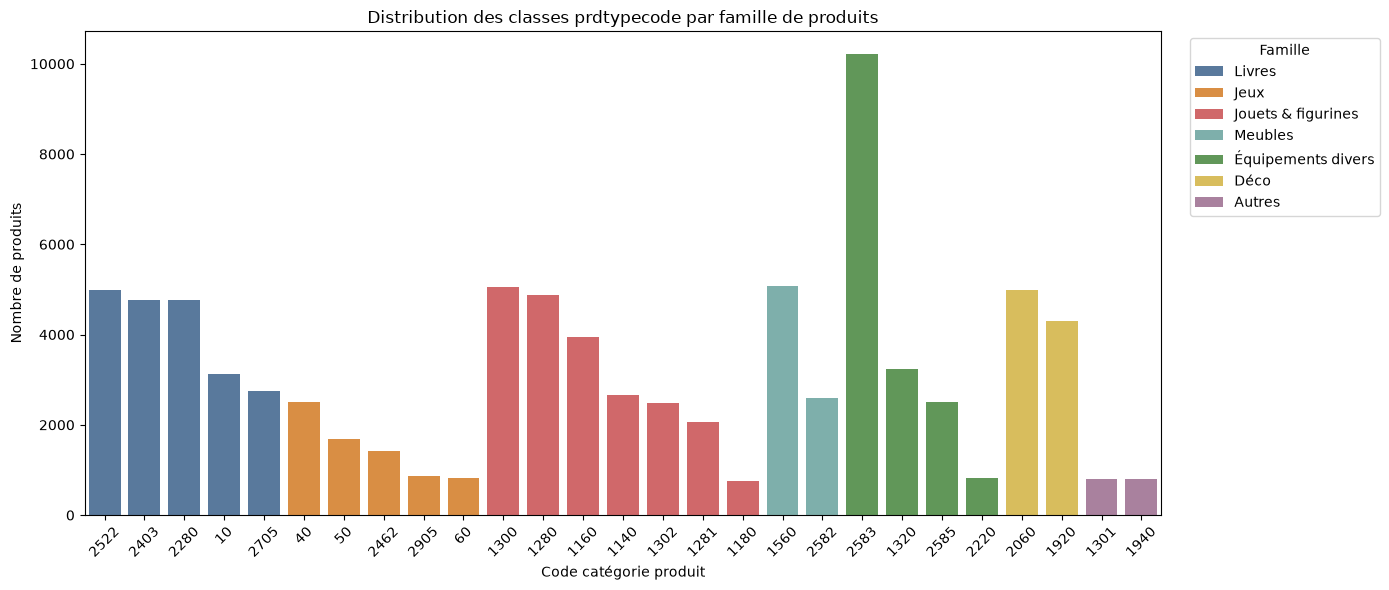
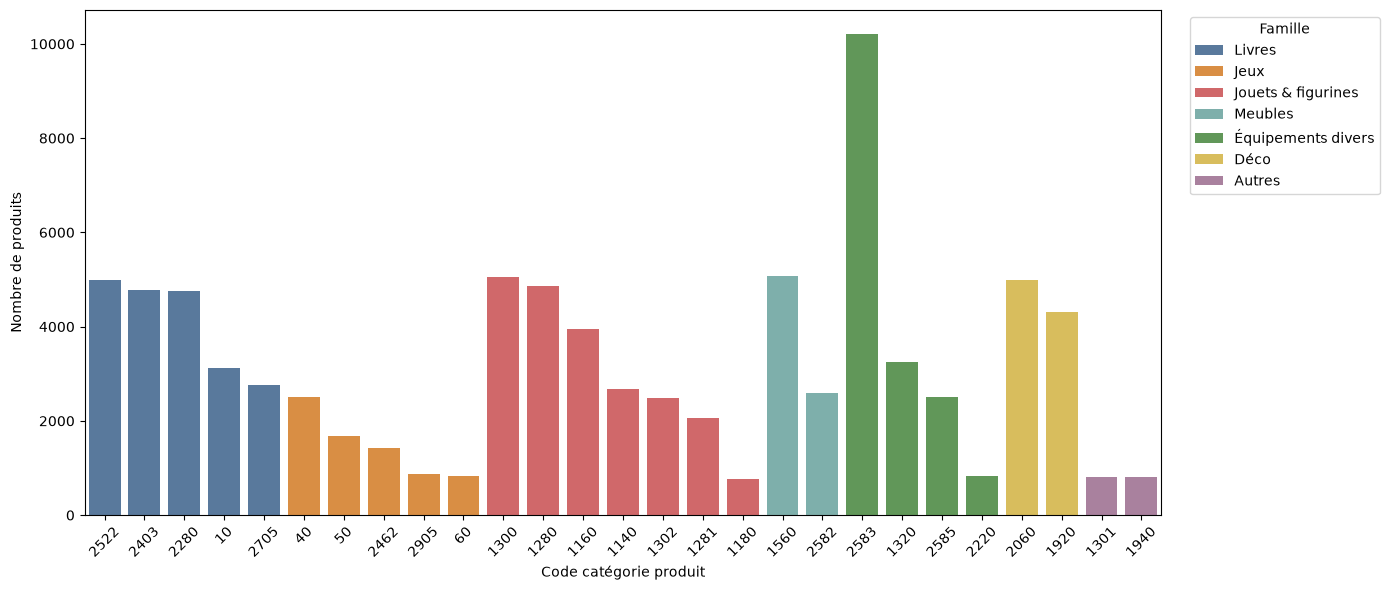
Code edit (unified diff) that turned the first committed figure into the second:
--- before
+++ after
@@ -90,5 +90,5 @@
 )
 
-plt.title("Distribution des classes prdtypecode par famille de produits")
+#plt.title("Distribution des classes prdtypecode par famille de produits")
 plt.xlabel("Code catégorie produit")
 plt.ylabel("Nombre de produits")

Commit: feat : exécuition des tradutions des lignes en anglais et sauvegarde csv associé